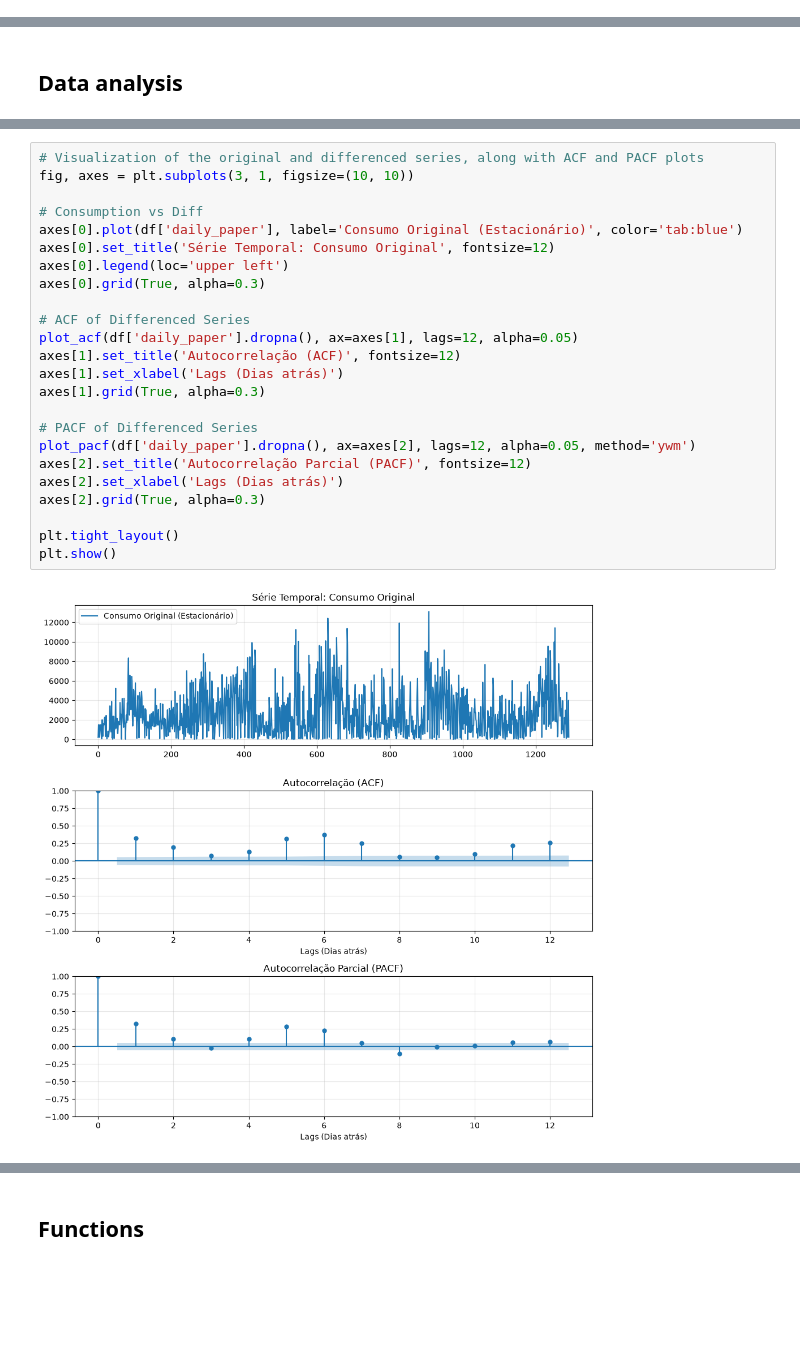
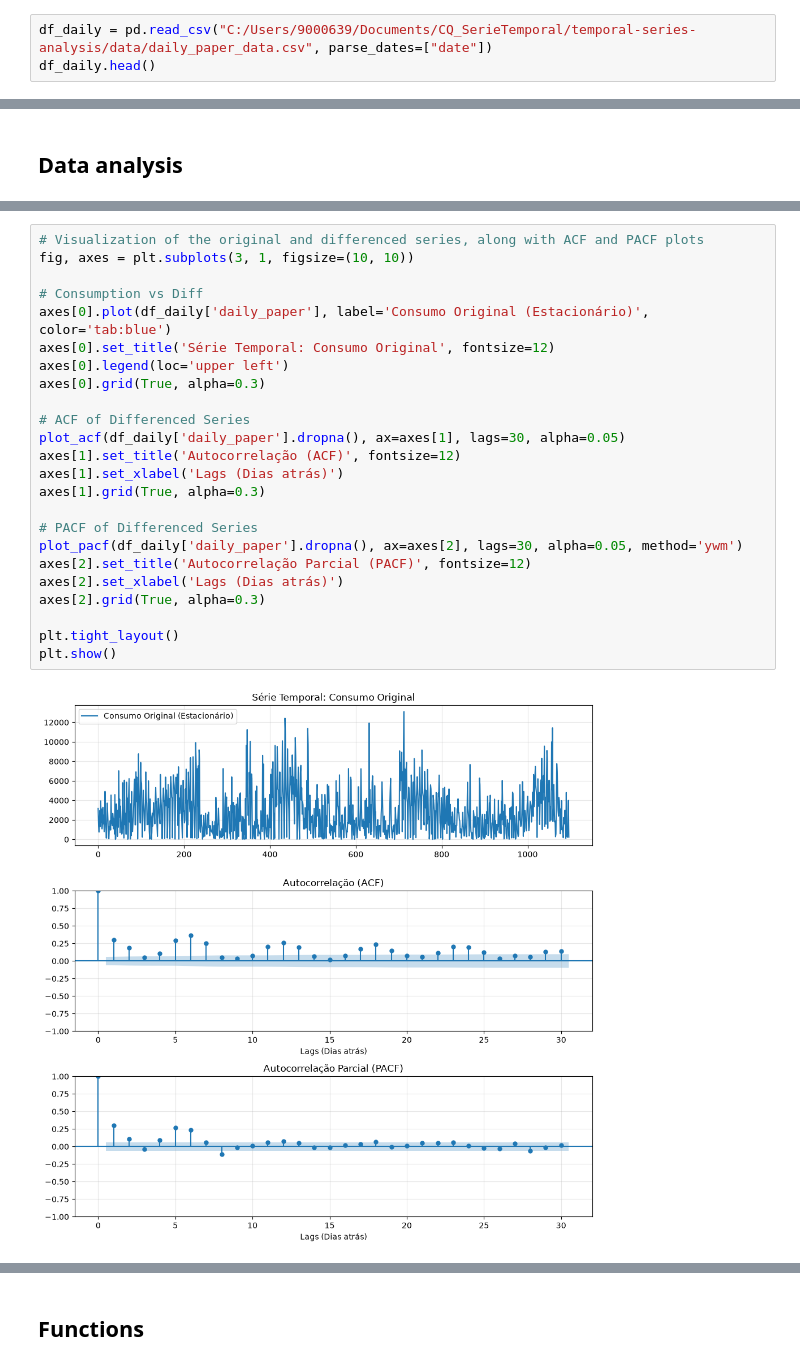
Before and after one commit to 9000639lpht/temporal-series-analysis, a Jupyter notebook: notebooks/SQL_data.ipynb, the cells around one changed output, grey strips where cells are left out. Drawn from its saved outputs; the diff is of its cells as text; blank space fills up the shorter version.

```diff
--- a/notebooks/SQL_data.ipynb
+++ b/notebooks/SQL_data.ipynb
@@ -94,0 +101,3 @@ df
+# %%
+df_daily = pd.read_csv("C:/Users/9000639/Documents/CQ_SerieTemporal/temporal-series-analysis/data/daily_paper_data.csv", parse_dates=["date"])
+df_daily.head()
@@ -107,26 +123,26 @@ p-valor: 0.000001
 # %%
 # Visualization of the original and differenced series, along with ACF and PACF plots
 fig, axes = plt.subplots(3, 1, figsize=(10, 10))
 
 # Consumption vs Diff
-axes[0].plot(df['daily_paper'], label='Consumo Original (Estacionário)', color='tab:blue')
+axes[0].plot(df_daily['daily_paper'], label='Consumo Original (Estacionário)', color='tab:blue')
 axes[0].set_title('Série Temporal: Consumo Original', fontsize=12)
 axes[0].legend(loc='upper left')
 axes[0].grid(True, alpha=0.3)
 
 # ACF of Differenced Series
-plot_acf(df['daily_paper'].dropna(), ax=axes[1], lags=12, alpha=0.05)
+plot_acf(df_daily['daily_paper'].dropna(), ax=axes[1], lags=30, alpha=0.05)
 axes[1].set_title('Autocorrelação (ACF)', fontsize=12)
 axes[1].set_xlabel('Lags (Dias atrás)')
 axes[1].grid(True, alpha=0.3)
 
 # PACF of Differenced Series
-plot_pacf(df['daily_paper'].dropna(), ax=axes[2], lags=12, alpha=0.05, method='ywm')
+plot_pacf(df_daily['daily_paper'].dropna(), ax=axes[2], lags=30, alpha=0.05, method='ywm')
 axes[2].set_title('Autocorrelação Parcial (PACF)', fontsize=12)
 axes[2].set_xlabel('Lags (Dias atrás)')
 axes[2].grid(True, alpha=0.3)
 
 plt.tight_layout()
 plt.show()
 # %% [output]
-[figure, old version]
+[figure, new version]
```
Also changed, not shown: parts of 22 cells of this notebook, 5 other files.
